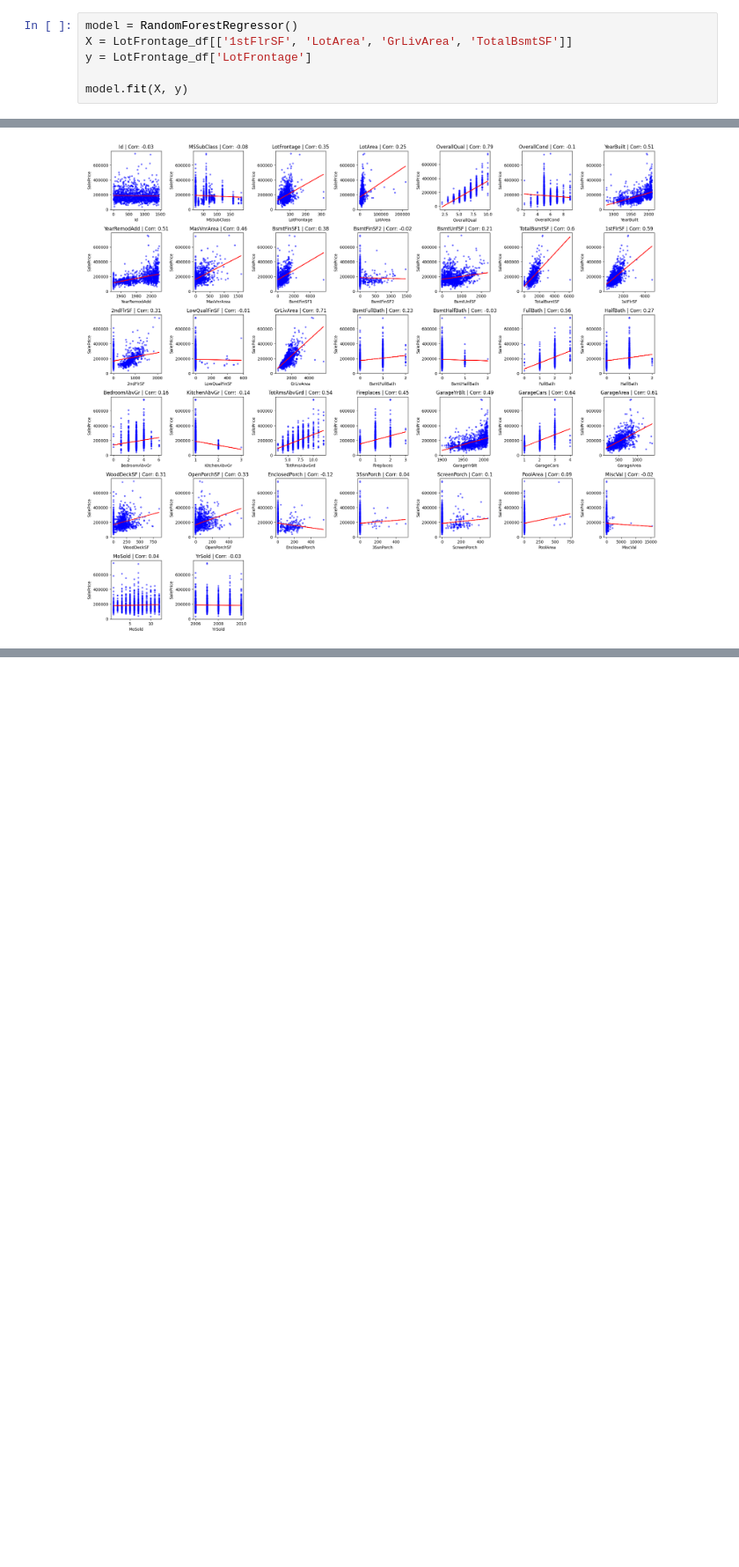
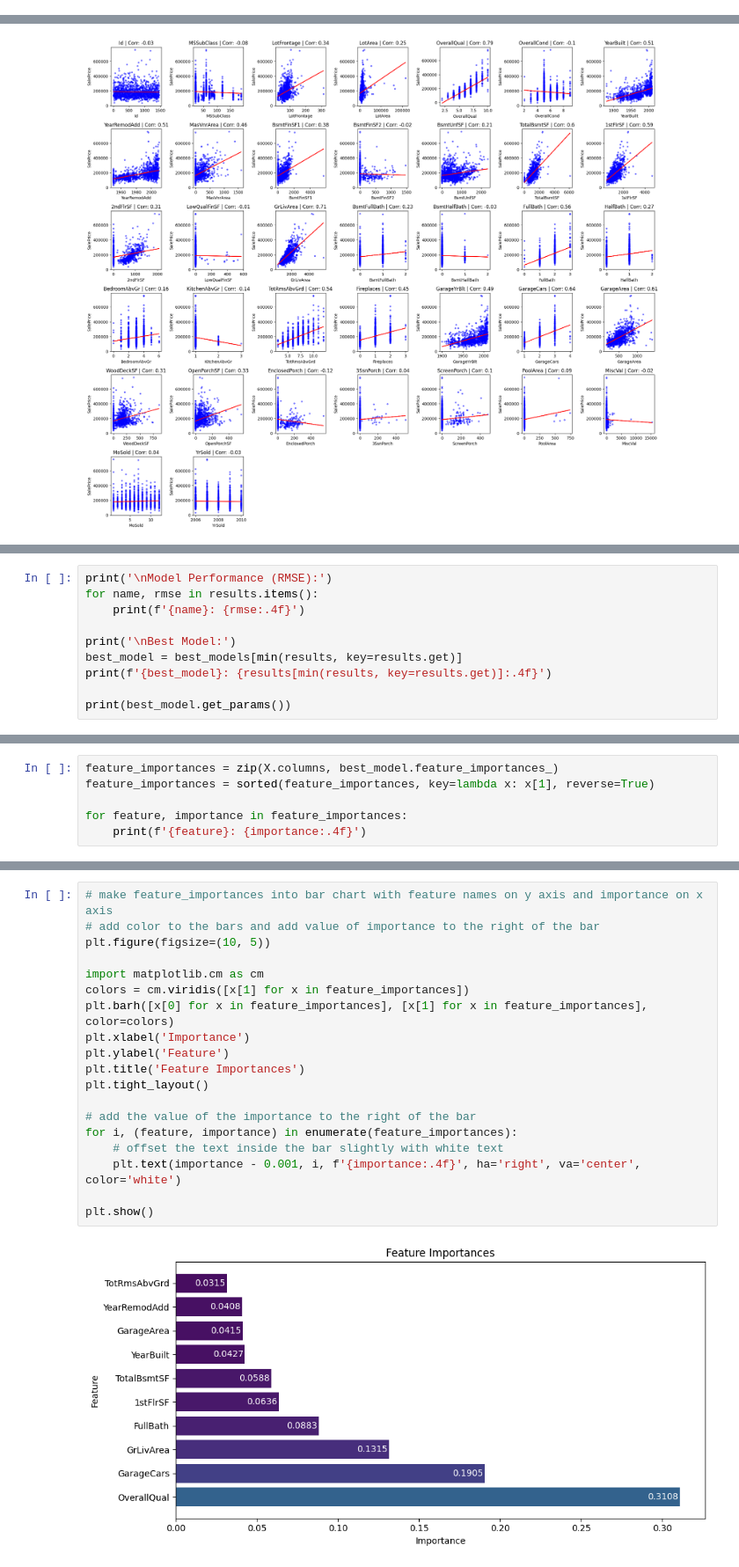
Before and after one commit to Terraform05/House-Price-Prediction, a Jupyter notebook: notebooks/numeric_exploration.ipynb, the cells around one changed output, grey strips where cells are left out. Shown at 88% size. Saved outputs shown, nothing was run; the diff lists cells and outputs as text; blank space fills up the shorter version.

```diff
--- a/notebooks/numeric_exploration.ipynb
+++ b/notebooks/numeric_exploration.ipynb
@@ -123,6 +145,0 @@ MSE: 201.66381370933405
-# %%
-model = RandomForestRegressor()
-X = LotFrontage_df[['1stFlrSF', 'LotArea', 'GrLivArea', 'TotalBsmtSF']]
-y = LotFrontage_df['LotFrontage']
-
-model.fit(X, y)
@@ -186,0 +273,10 @@ ajr_correlation_plot(numeric_corr)
+# %%
+print('\nModel Performance (RMSE):')
+for name, rmse in results.items():
+    print(f'{name}: {rmse:.4f}')
+
+print('\nBest Model:')
+best_model = best_models[min(results, key=results.get)]
+print(f'{best_model}: {results[min(results, key=results.get)]:.4f}')
+
+print(best_model.get_params())
@@ -186,0 +300,6 @@ ajr_correlation_plot(numeric_corr)
+# %%
+feature_importances = zip(X.columns, best_model.feature_importances_)
+feature_importances = sorted(feature_importances, key=lambda x: x[1], reverse=True)
+
+for feature, importance in feature_importances:
+    print(f'{feature}: {importance:.4f}')
@@ -186,0 +317,21 @@ ajr_correlation_plot(numeric_corr)
+# %%
+# make feature_importances into bar chart with feature names on y axis and importance on x axis
+# add color to the bars and add value of importance to the right of the bar
+plt.figure(figsize=(10, 5))
+
+import matplotlib.cm as cm
+colors = cm.viridis([x[1] for x in feature_importances])
+plt.barh([x[0] for x in feature_importances], [x[1] for x in feature_importances], color=colors)
+plt.xlabel('Importance')
+plt.ylabel('Feature')
+plt.title('Feature Importances')
+plt.tight_layout()
+
+# add the value of the importance to the right of the bar
+for i, (feature, importance) in enumerate(feature_importances):
+    # offset the text inside the bar slightly with white text
+    plt.text(importance - 0.001, i, f'{importance:.4f}', ha='right', va='center', color='white')
+
+plt.show()
+# %% [output]
+[figure, added]
```
Also changed, not shown: parts of 27 cells of this notebook, 1 other file.
